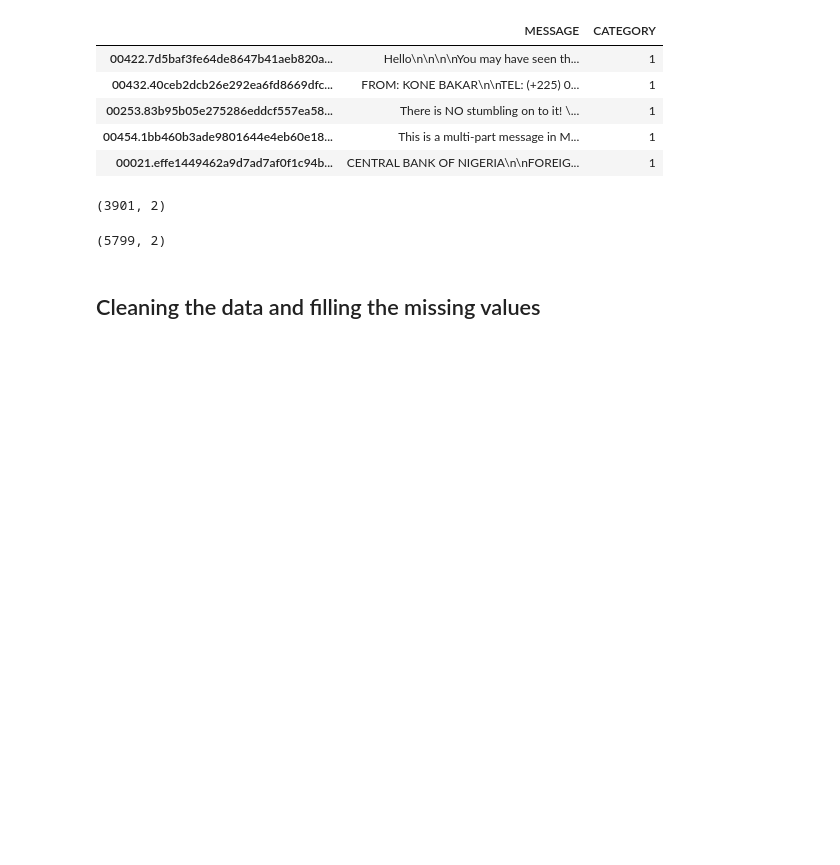
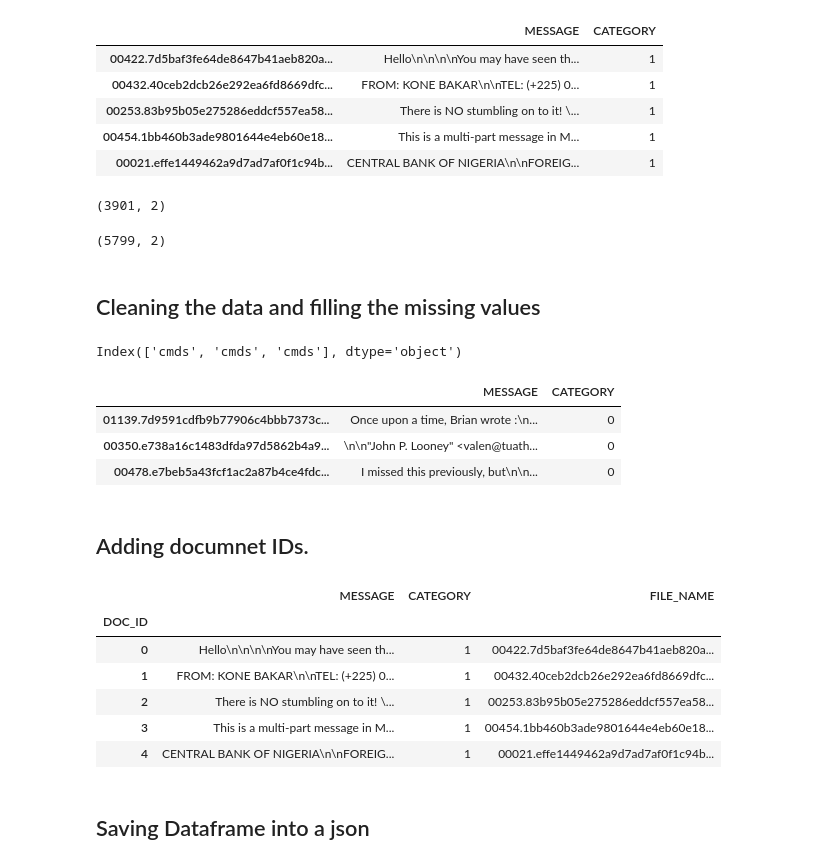
Before and after one commit to suyashmadhesia/spam-mail-classifier, a Jupyter notebook: Spam Classifier.ipynb, the cells around one changed output. Saved outputs shown, nothing was run; the diff lists cells and outputs as text; code cells hidden in the pictures; blank space fills up the shorter version.

```diff
--- a/Spam Classifier.ipynb
+++ b/Spam Classifier.ipynb
@@ -162,3 +162,18 @@ data.shape
 (5799, 2)
 # %% [markdown]
 ## Cleaning the data and filling the missing values
+# %%
+data[data.MESSAGE.str.len() == 0].index
+# %% [output]
+Index(['cmds', 'cmds', 'cmds'], dtype='object')
+# %%
+data.drop(['cmds'], inplace=True)
+
+data[4608:4611]
+# %% [output]
+|  | MESSAGE | CATEGORY |
+| 01139.7d9591cdfb9b77906c4bbb7373c... | Once upon a time, Brian wrote :\n... | 0 |
+| 00350.e738a16c1483dfda97d5862b4a9... | \n\n"John P. Looney" <valen@tuath... | 0 |
+| 00478.e7beb5a43fcf1ac2a87b4ce4fdc... | I missed this previously, but\n\n... | 0 |
+# %% [markdown]
+## Adding documnet IDs.
@@ -164,0 +183,14 @@ data.shape
+# %%
+data['FILE_NAME'] = data.index
+data.set_index('DOC_ID', inplace=True)
+data.head()
+# %% [output]
+|  | MESSAGE | CATEGORY | FILE_NAME |
+| DOC_ID |  |  |  |
+| 0 | Hello\n\n\n\nYou may have seen th... | 1 | 00422.7d5baf3fe64de8647b41aeb820a... |
+| 1 | FROM: KONE BAKAR\n\nTEL: (+225) 0... | 1 | 00432.40ceb2dcb26e292ea6fd8669dfc... |
+| 2 | There is NO stumbling on to it! \... | 1 | 00253.83b95b05e275286eddcf557ea58... |
+| 3 | This is a multi-part message in M... | 1 | 00454.1bb460b3ade9801644e4eb60e18... |
+| 4 | CENTRAL BANK OF NIGERIA\n\nFOREIG... | 1 | 00021.effe1449462a9d7ad7af0f1c94b... |
+# %% [markdown]
+## Saving Dataframe into a json
```
Also changed, not shown: parts of 25 cells of this notebook, 1 other file.
